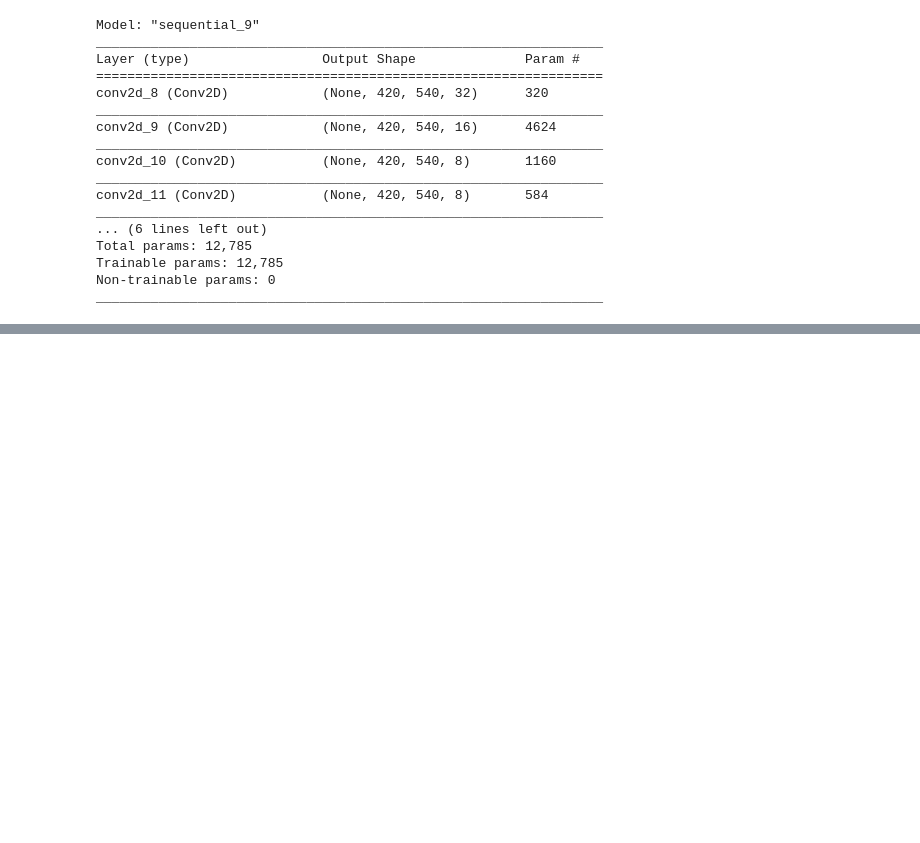
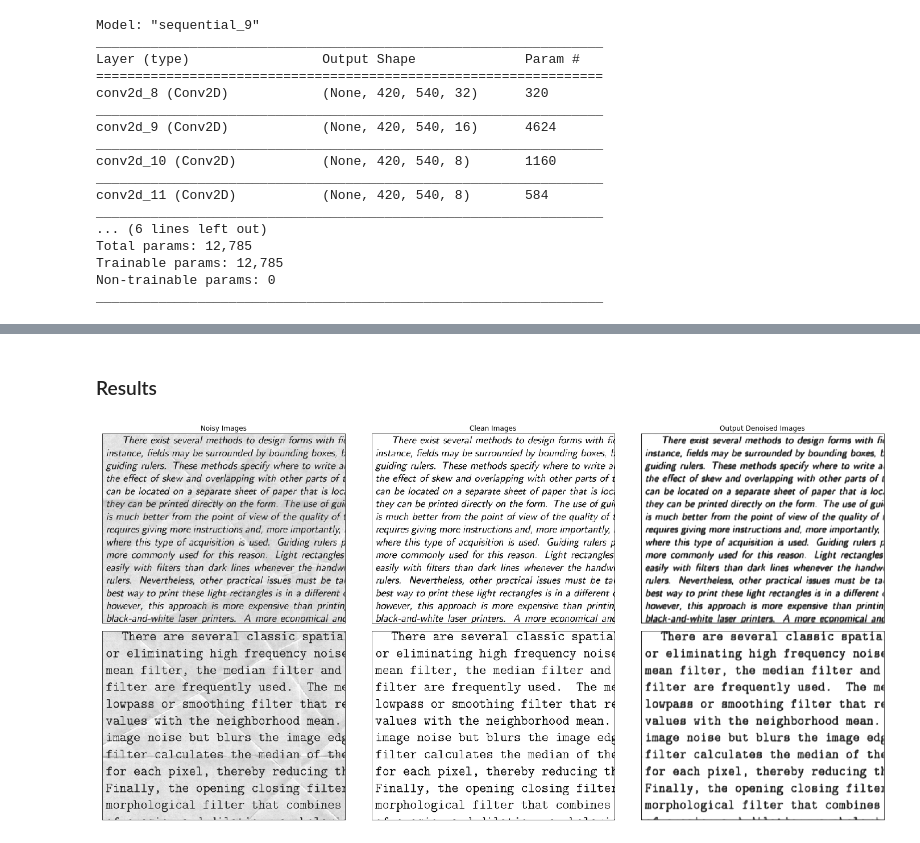
Before and after one commit to rebbrunner/data-science-env, a Jupyter notebook: notebooks/ch5_autoencoders.ipynb, the cells around one changed output, grey strips where cells are left out. Saved outputs shown, nothing was run; the diff lists cells and outputs as text; code cells hidden in the pictures; blank space fills up the shorter version.

```diff
--- a/notebooks/ch5_autoencoders.ipynb
+++ b/notebooks/ch5_autoencoders.ipynb
@@ -523,2 +545,40 @@ conv_autoencoder.fit(x_train_noisy, x_train_clean, epochs=10)
 # %%
 output = conv_autoencoder.predict(x_test_noisy)
+# %% [markdown]
+### Results
+# %%
+fig, ((ax1,ax2,ax3),(ax4,ax5,ax6)) = plt.subplots(2,3, figsize=(20, 10))
+
+randomly_selected_imgs = random.sample(range(x_test_noisy.shape[0]),2)
+
+for i, ax in enumerate([ax1, ax4]):
+    idx = randomly_selected_imgs[i]
+    ax.imshow(x_test_noisy[idx].reshape(420,540), cmap='gray')
+    if i == 0:
+        ax.set_title("Noisy Images")
+    ax.grid(False)
+    ax.set_xticks([])
+    ax.set_yticks([])
+
+for i, ax in enumerate([ax2, ax5]):
+    idx = randomly_selected_imgs[i]
+    ax.imshow(x_test_clean[idx].reshape(420,540), cmap='gray')
+    if i == 0:
+        ax.set_title("Clean Images")
+    ax.grid(False)
+    ax.set_xticks([])
+    ax.set_yticks([])
+
+for i, ax in enumerate([ax3, ax6]):
+    idx = randomly_selected_imgs[i]
+    ax.imshow(output[idx].reshape(420,540), cmap='gray')
+    if i == 0:
+        ax.set_title("Output Denoised Images")
+    ax.grid(False)
+    ax.set_xticks([])
+    ax.set_yticks([])
+
+plt.tight_layout()
+plt.show()
+# %% [output]
+[figure, added]
```
Also changed, not shown: parts of 10 cells of this notebook.
